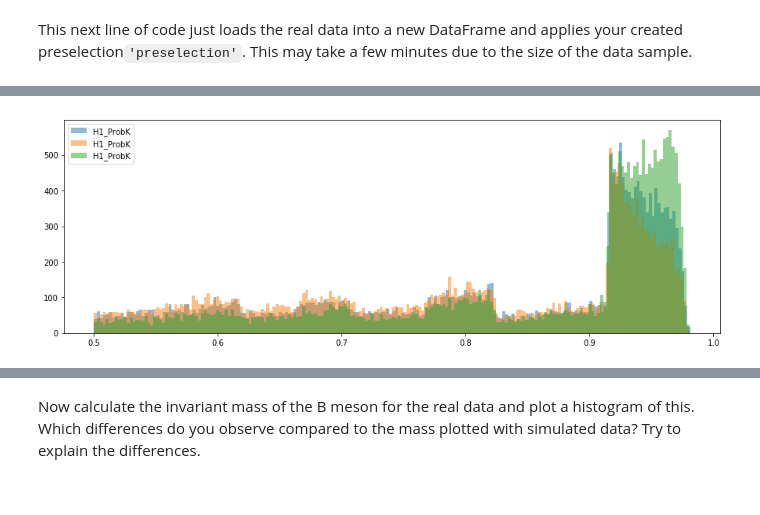
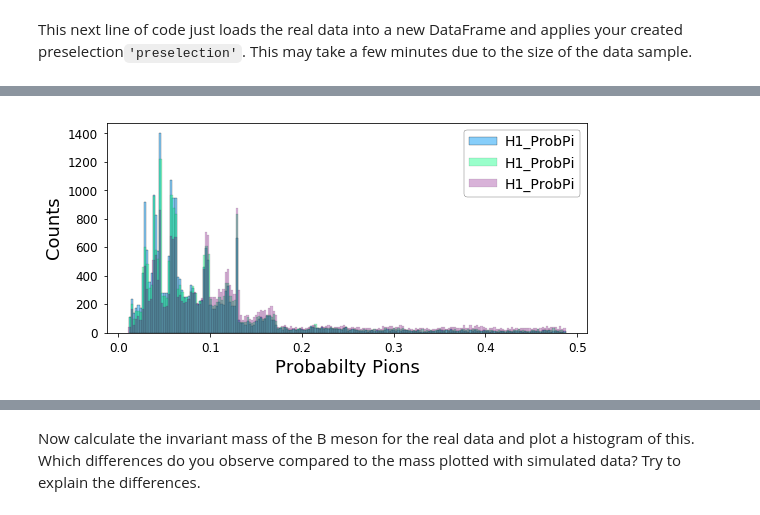
Before and after one commit to Fabiocufino/Advanced-Laboratory---TU-Dortmund, a Jupyter notebook: LHCb1/labcourse.ipynb, the cells around one changed output, grey strips where cells are left out. Saved outputs shown, nothing was run; the diff lists cells and outputs as text; code cells hidden in the pictures.

```diff
--- a/LHCb1/labcourse.ipynb
+++ b/LHCb1/labcourse.ipynb
@@ -111,5 +202,7 @@ plt.show()
 # %% [markdown]
 Momentum is a **vector** quantity, it has x,y, and z components. Compare the distributions of the different momentum components.
 Try calculating the **magnitude** of the momentum of the first kaon candidate and plot a histogram of the resulting distribution. (You'll need the `H1_PX`, `H1_PY` and `H1_PZ` variables.)
+# %%
+g , p , b = 'springgreen', 'purple', 'lightskyblue'
 # %%
 # make a histogram of the H1_PX, H1_PY and H1_PZ variables here
@@ -261,6 +373,9 @@ Now develop your preselection and name it `'preselection'`. We have provided an
 # %%
 # Make your preselection here, this line applies no preselection
-preselection = "H1_ProbPi < 0.4 & H2_ProbPi < 0.4 & H3_ProbPi < 0.4 & H1_ProbK > 0.5 & H2_ProbK > 0.5 & H3_ProbK > 0.5 & !H1_isMuon & !H2_isMuon & !H3_isMuon"
+
+preselection = f"H1_ProbPi < {parameters[0]} & H2_ProbPi < {parameters[0]} & H3_ProbPi < {parameters[0]} & H1_ProbK > {parameters[1]} & H2_ProbK > {parameters[1]} & H3_ProbK > {parameters[1]} & !H1_isMuon & !H2_isMuon & !H3_isMuon"
+
+# preselection = "H1_ProbPi < 0.5 & H2_ProbPi < 0.5 & H3_ProbPi < 0.5 & H1_ProbK > 0.5 & H2_ProbK > 0.5 & H3_ProbK > 0.5 & !H1_isMuon & !H2_isMuon & !H3_isMuon"
 # %% [markdown]
 This next line of code just loads the real data into a new DataFrame and applies your created preselection`'preselection'`. This may take a few minutes due to the size of the data sample.
 # %%
@@ -293,10 +406,15 @@ print(real_data[0:10])
 # %%
-# plot the probability that a final state particle is a kaon
-plt.figure(figsize=(15,5))
-plt.hist(real_data['H1_ProbK'], bins = 200, label = 'H1_ProbK',alpha = 0.5)
-plt.hist(real_data['H2_ProbK'], bins = 200, label = 'H1_ProbK',alpha = 0.5)
-plt.hist(real_data['H3_ProbK'], bins = 200, label = 'H1_ProbK',alpha = 0.5)
+# plot the probability that a final state particle is a pion
+
+plt.figure(figsize=(8,4))
+plt.hist(real_data['H2_ProbPi'], bins = 200, label = 'H1_ProbPi', color = b)
+plt.hist(real_data['H1_ProbPi'], bins = 200, label = 'H1_ProbPi', alpha = 0.4, color = g)
+plt.hist(real_data['H3_ProbPi'], bins = 200, label = 'H1_ProbPi', alpha = 0.3, color = p)
 plt.legend()
+plt.xlabel('Probabilty Pions')
+plt.ylabel('Counts')
+plt.tight_layout()
+plt.savefig('../Plots/ProbPi.png')
 plt.show()
 # %% [output]
-[figure, old version]
+[figure, new version]
```
Also changed, not shown: parts of 70 cells of this notebook, 3 other files.
